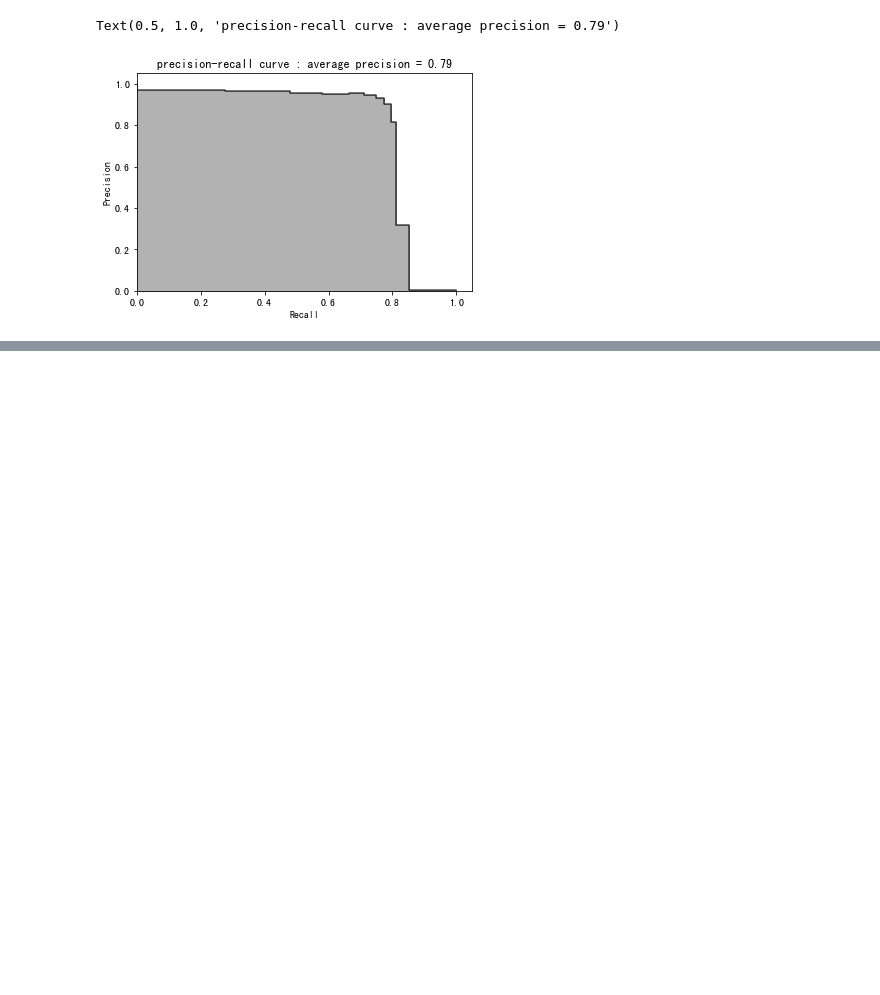
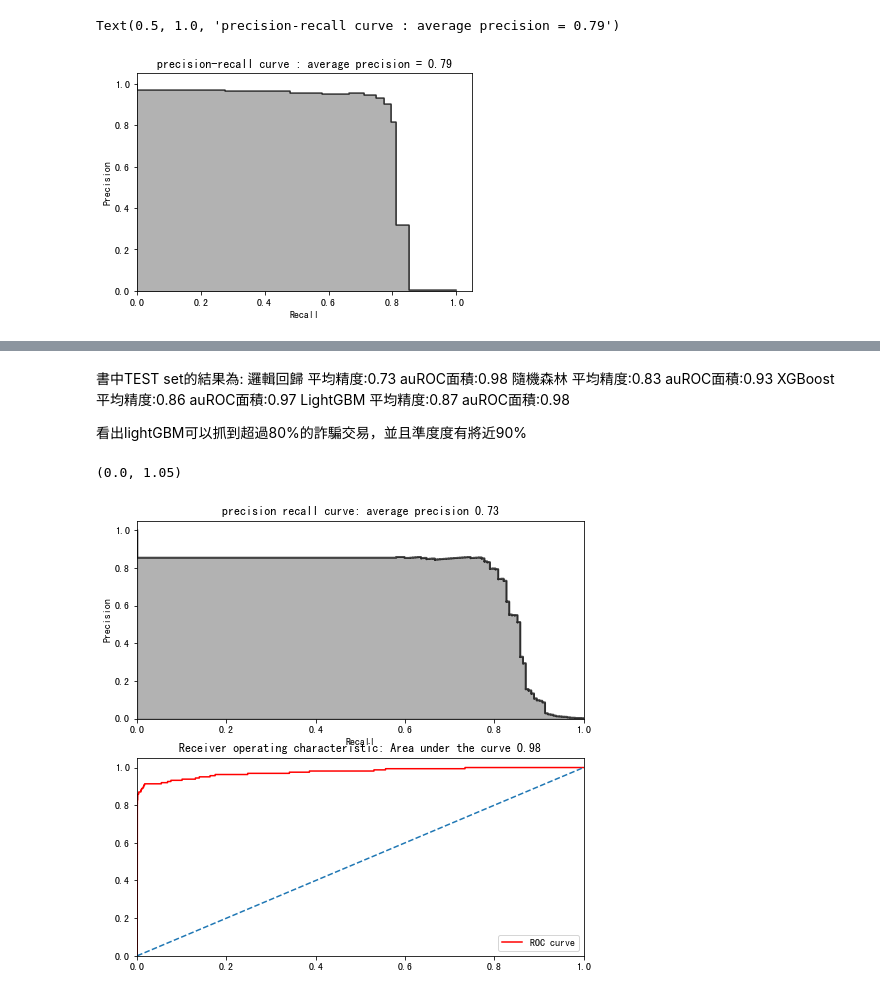
Before and after one commit to agron911/data-analytics, a Jupyter notebook: ML/end-to-end ML proj.ipynb, the cells around one changed output, grey strips where cells are left out. Drawn from its saved outputs; the diff is of its cells as text; code cells hidden in the pictures; blank space fills up the shorter version.

```diff
--- a/ML/end-to-end ML proj.ipynb
+++ b/ML/end-to-end ML proj.ipynb
@@ -739,0 +869,43 @@ params_lightGB ={
+# %% [markdown]
+書中TEST set的結果為:
+邏輯回歸 平均精度:0.73   auROC面積:0.98
+隨機森林 平均精度:0.83   auROC面積:0.93
+XGBoost 平均精度:0.86   auROC面積:0.97
+LightGBM 平均精度:0.87  auROC面積:0.98
+
+看出lightGBM可以抓到超過80%的詐騙交易，並且準度度有將近90%
+# %%
+# Logistic regression
+preds = pd.concat([y_test,predictionsTestSetLogisticRegression.loc[:,'prediction']],axis=1)
+preds.columns=['truelabel','prediction']
+
+predkfoldxgb = preds.copy()
+
+precision, recall, threshold= precision_recall_curve(preds['truelabel'],preds['prediction'])
+
+average_precision = average_precision_score(preds['truelabel'],preds['prediction'])
+plt.figure(figsize=(8,8))
+plt.subplot(211)
+plt.title('precision recall curve: average precision {0:0.2f}'.format(average_precision))
+plt.xlabel('Recall')
+plt.ylabel('Precision')
+plt.xlim([0,1])
+plt.ylim([0,1.05])
+plt.step(recall,precision,lw=2,color='k',alpha=0.7,where='post')
+plt.fill_between(recall,precision,color='k',alpha=0.3,step='post')
+
+
+fpr, tpr, threshold = roc_curve(preds['truelabel'],preds['prediction'])
+
+AreaRoc= auc(fpr,tpr)
+plt.subplot(212)
+
+plt.title('Receiver operating characteristic: Area under the curve {0:.2f}'.format(AreaRoc))
+plt.plot(fpr,tpr,color='r',label='ROC curve')
+plt.plot([0,1],[0,1],linestyle='--')
+plt.legend(loc='lower right')
+plt.xlim([0,1])
+plt.ylim([0,1.05])
+# %% [output]
+(0.0, 1.05)
+[figure, added]
```
Also changed, not shown: parts of 58 cells of this notebook.
